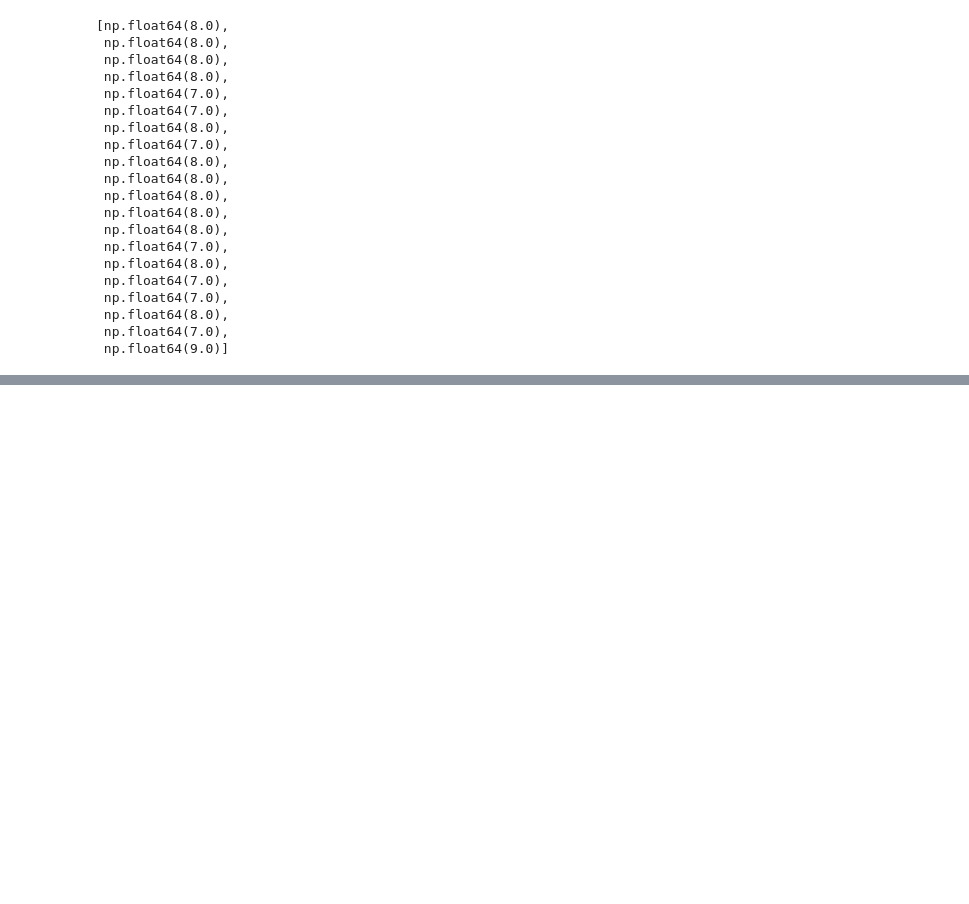
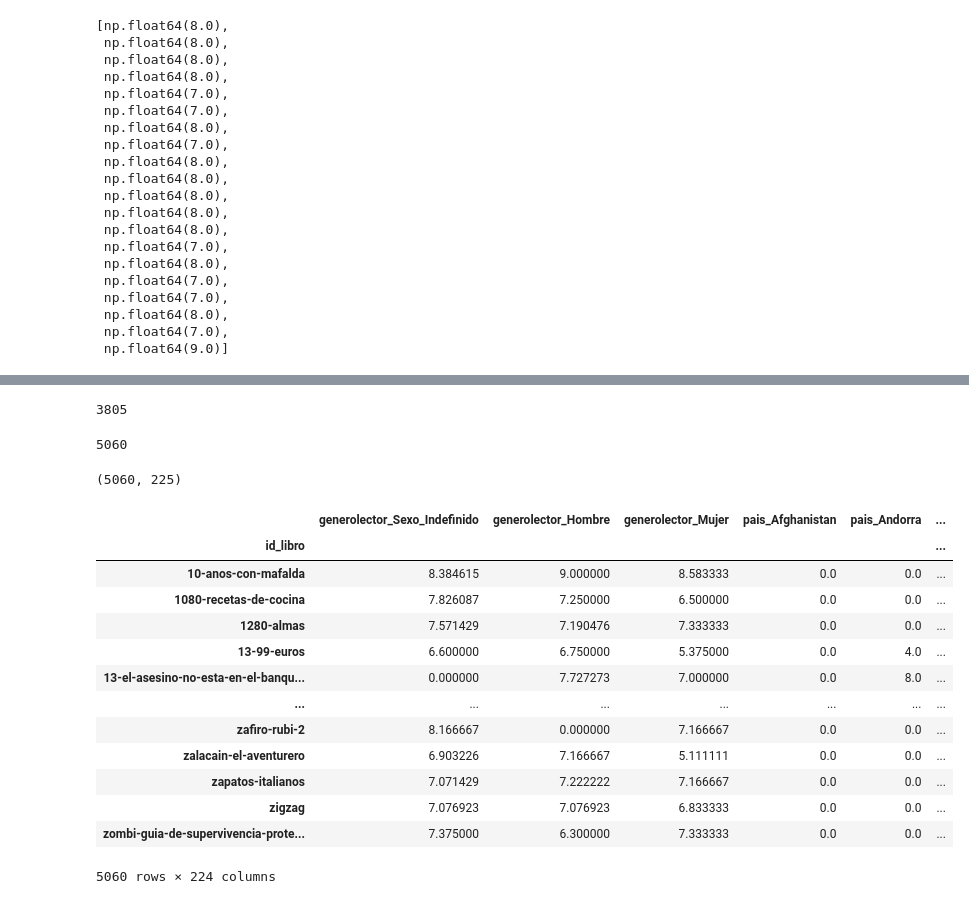
Before and after one commit to CLCHRISLOMBARDO/book-recommendation-system, a Jupyter notebook: test.ipynb, the cells around one changed output, grey strips where cells are left out. Saved outputs shown, nothing was run; the diff lists cells and outputs as text; code cells hidden in the pictures; blank space fills up the shorter version.

```diff
--- a/test.ipynb
+++ b/test.ipynb
@@ -454,0 +1625,31 @@ if len(id_libros_totales) > 0:
+# %%
+m_lector.id_lector.nunique()
+# %% [output]
+3805
+# %%
+m_libros = pd.read_parquet("outputs/filtrado_colaborativo/matriz_comportamiento_perfiles_libros_entrenamiento.parquet")
+# %%
+m_libros.id_libro.nunique()
+# %% [output]
+5060
+# %%
+m_libros.shape
+# %% [output]
+(5060, 225)
+# %%
+m_libros.set_index('id_libro')
+# %% [output]
+|  | generolector_Sexo_Indefinido | generolector_Hombre | generolector_Mujer | pais_Afghanistan | pais_Andorra | ... |
+| id_libro |  |  |  |  |  | ... |
+| 10-anos-con-mafalda | 8.384615 | 9.000000 | 8.583333 | 0.0 | 0.0 | ... |
+| 1080-recetas-de-cocina | 7.826087 | 7.250000 | 6.500000 | 0.0 | 0.0 | ... |
+| 1280-almas | 7.571429 | 7.190476 | 7.333333 | 0.0 | 0.0 | ... |
+| 13-99-euros | 6.600000 | 6.750000 | 5.375000 | 0.0 | 4.0 | ... |
+| 13-el-asesino-no-esta-en-el-banqu... | 0.000000 | 7.727273 | 7.000000 | 0.0 | 8.0 | ... |
+| ... | ... | ... | ... | ... | ... | ... |
+| zafiro-rubi-2 | 8.166667 | 0.000000 | 7.166667 | 0.0 | 0.0 | ... |
+| zalacain-el-aventurero | 6.903226 | 7.166667 | 5.111111 | 0.0 | 0.0 | ... |
+| zapatos-italianos | 7.071429 | 7.222222 | 7.166667 | 0.0 | 0.0 | ... |
+| zigzag | 7.076923 | 7.076923 | 6.833333 | 0.0 | 0.0 | ... |
+| zombi-guia-de-supervivencia-prote... | 7.375000 | 6.300000 | 7.333333 | 0.0 | 0.0 | ... |
+5060 rows × 224 columns
```
Also changed, not shown: parts of 156 cells of this notebook, 24 other files.
